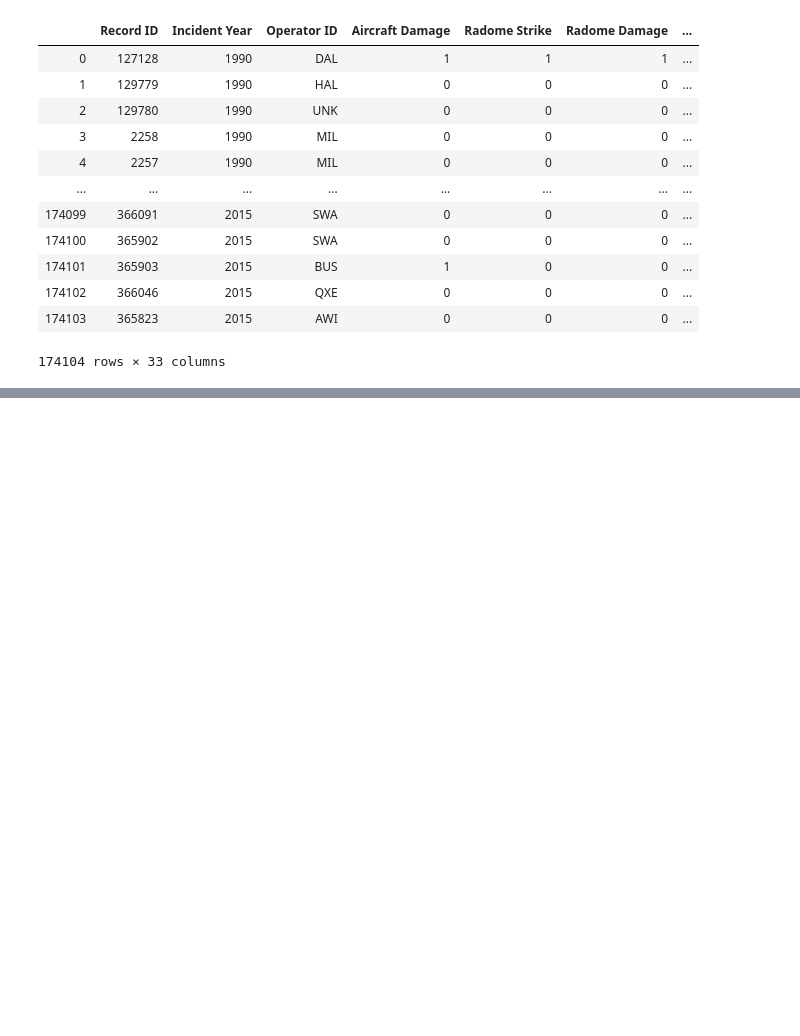
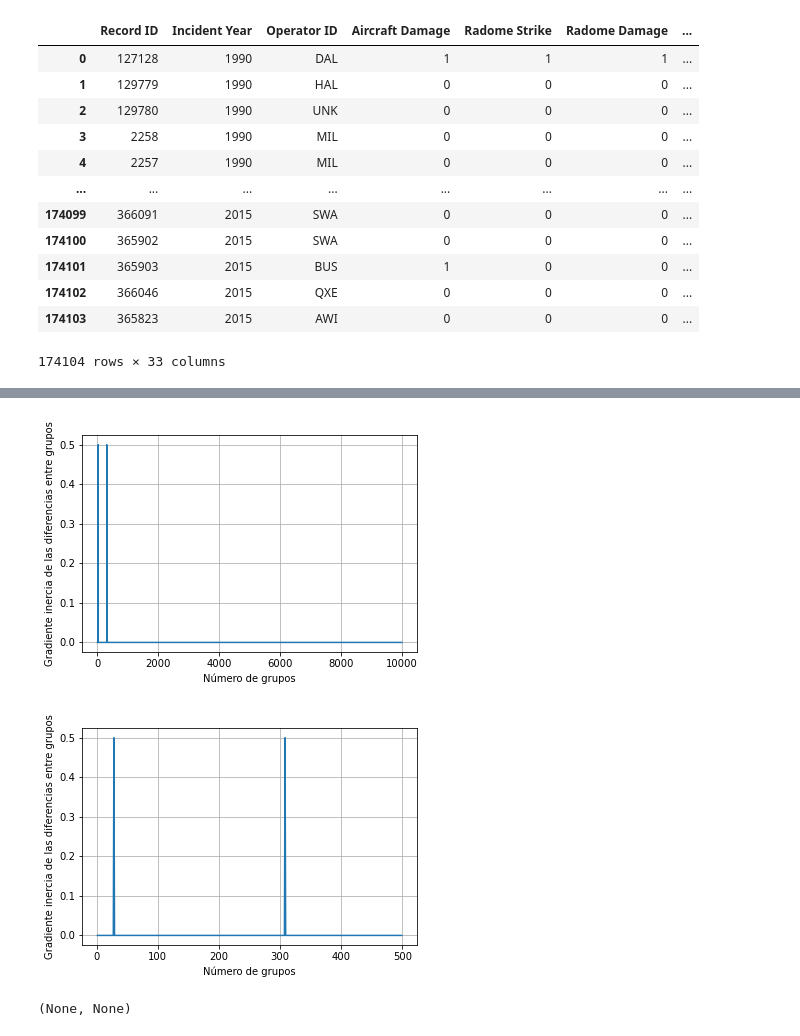
Before and after one commit to MontseOP/Proyecto_CDIN_1, a Jupyter notebook: Code/Proyecto CDIN.ipynb, the cells around one changed output, grey strips where cells are left out. Saved outputs shown, nothing was run; the diff lists cells and outputs as text; code cells hidden in the pictures; blank space fills up the shorter version.

```diff
--- a/Code/Proyecto CDIN.ipynb
+++ b/Code/Proyecto CDIN.ipynb
@@ -191,0 +307,13 @@ gower.gower_matrix(df)
+# %%
+def criterio_gradiente(z, n_grupos):
+    last = z[-n_grupos:, 2]
+    gradiente = np.diff(last)
+    grad_rev = gradiente[::-1]
+
+    indx_group = np.arange(1, len(grad_rev) + 1)
+
+    plt.plot(indx_group, grad_rev)
+    plt.xlabel('Número de grupos')
+    plt.ylabel('Gradiente inercia de las diferencias entre grupos')
+    plt.grid()
+    plt.show()
@@ -191,0 +335,7 @@ gower.gower_matrix(df)
+# %%
+criterio_gradiente(z, 10000),
+criterio_gradiente(z, 500)
+# %% [output]
+[figure, added]
+[figure, added]
+(None, None)
```
Also changed, not shown: parts of 66 cells of this notebook, 1 other file.
